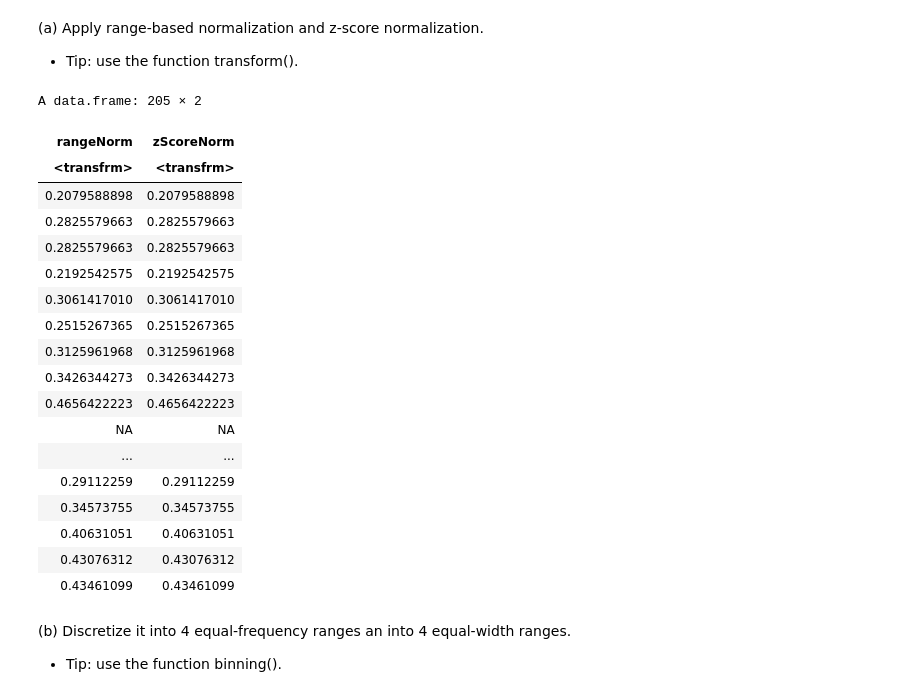
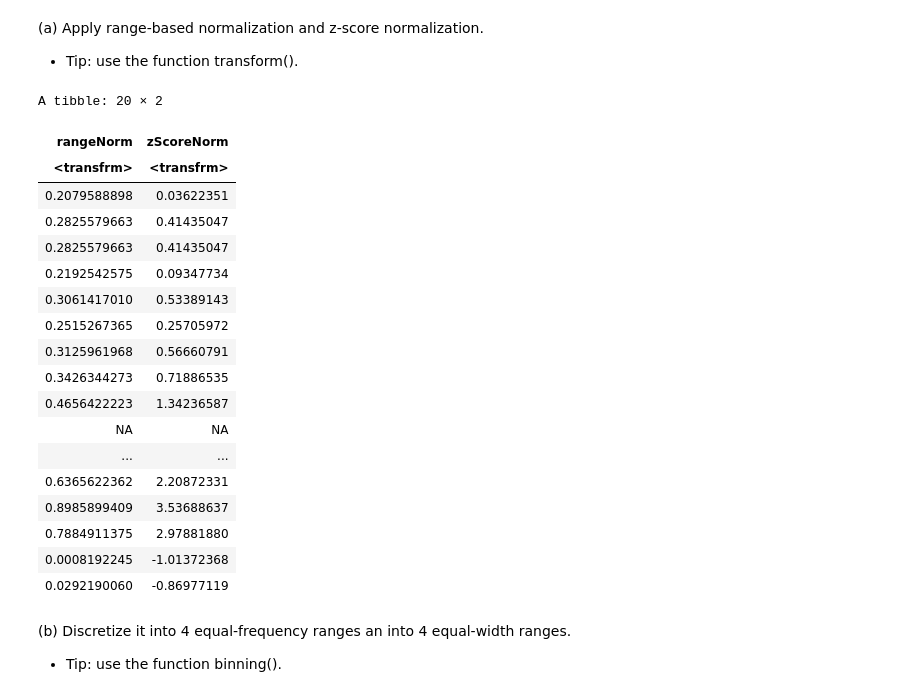
Before and after one commit to JHyel2015/handson_2023A, a Jupyter notebook: notebooks/02_DataQAR.ipynb, the cells around one changed output. Saved outputs shown, nothing was run; the diff lists cells and outputs as text; code cells hidden in the pictures.

```diff
--- a/notebooks/02_DataQAR.ipynb
+++ b/notebooks/02_DataQAR.ipynb
@@ -231,33 +201,31 @@ The following object is masked from 'package:base':
 (a) Apply range-based normalization and z-score normalization.
 - Tip: use the function transform().
 # %%
-class(carInsurance$price) = "double"
-rangeNorm <- transform(carInsurance$price, method = "minmax")
-
-carInsurance %>%
-   mutate(rangeNorm = transform(carInsurance$price, method = "minmax"),
-   zScoreNorm = transform(carInsurance$price, method = "minmax")) %>%
-   select(rangeNorm, zScoreNorm)
+carIns %>%
+   mutate(rangeNorm = transform(carIns$price, method = "minmax"),
+   zScoreNorm = transform(carIns$price, method = "zscore")) %>%
+   select(rangeNorm, zScoreNorm) %>%
+   head(20)
 # %% [output]
-A data.frame: 205 × 2
+A tibble: 20 × 2
 | rangeNorm | zScoreNorm |
 | <transfrm> | <transfrm> |
-| 0.2079588898 | 0.2079588898 |
-| 0.2825579663 | 0.2825579663 |
-| 0.2825579663 | 0.2825579663 |
-| 0.2192542575 | 0.2192542575 |
-| 0.3061417010 | 0.3061417010 |
-| 0.2515267365 | 0.2515267365 |
-| 0.3125961968 | 0.3125961968 |
-| 0.3426344273 | 0.3426344273 |
-| 0.4656422223 | 0.4656422223 |
+| 0.2079588898 | 0.03622351 |
+| 0.2825579663 | 0.41435047 |
+| 0.2825579663 | 0.41435047 |
+| 0.2192542575 | 0.09347734 |
+| 0.3061417010 | 0.53389143 |
+| 0.2515267365 | 0.25705972 |
+| 0.3125961968 | 0.56660791 |
+| 0.3426344273 | 0.71886535 |
+| 0.4656422223 | 1.34236587 |
 | NA | NA |
 | ... | ... |
-| 0.29112259 | 0.29112259 |
-| 0.34573755 | 0.34573755 |
-| 0.40631051 | 0.40631051 |
-| 0.43076312 | 0.43076312 |
-| 0.43461099 | 0.43461099 |
+| 0.6365622362 | 2.20872331 |
+| 0.8985899409 | 3.53688637 |
+| 0.7884911375 | 2.97881880 |
+| 0.0008192245 | -1.01372368 |
+| 0.0292190060 | -0.86977119 |
 # %% [markdown]
 (b) Discretize it into 4 equal-frequency ranges an into 4 equal-width ranges.
 - Tip: use the function binning().
```
Also changed, not shown: parts of 17 cells of this notebook, 5 other files.
